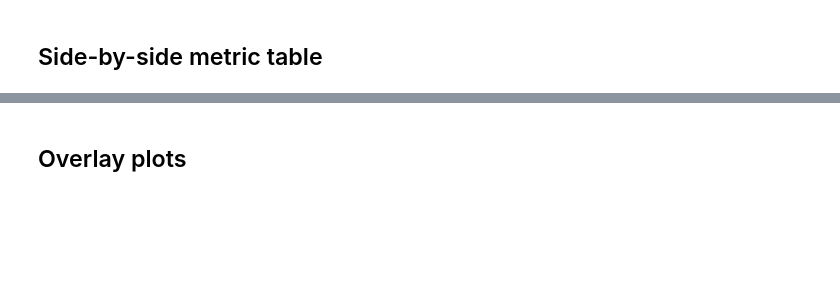
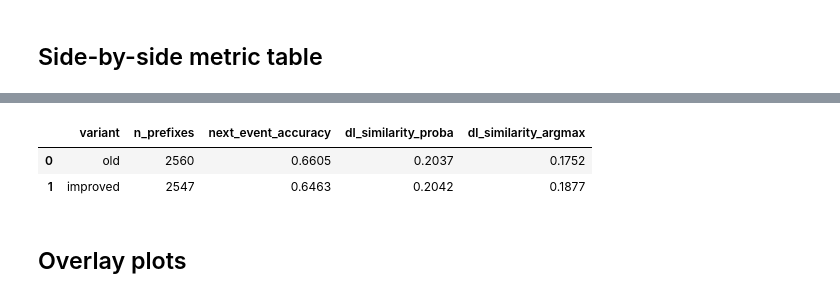
Before and after one commit to philippeichhorn20/XAI-Probabilistic_Suffix_Prediction_U-ED-LSTM_pub, a Jupyter notebook: src/interpretability/improved_pipeline/camargo/sepsis/old_vs_improved.ipynb, the cells around one changed output, grey strips where cells are left out. Cells and saved outputs as stored; diff of their text form; code cells hidden in the pictures; blank space fills up the shorter version.

```diff
--- a/src/interpretability/improved_pipeline/camargo/sepsis/old_vs_improved.ipynb
+++ b/src/interpretability/improved_pipeline/camargo/sepsis/old_vs_improved.ipynb
@@ -181,3 +235,65 @@ df
+# %%
+# === Paper-style summary: next-event accuracy + DL similarity ===
+# Reads saved chunks directly so this cell is independent of the metric set above.
+# Auto-uses ACTIVITY_KEY / SAMPLED_DIR_OLD / SAMPLED_DIR_IMPROVED from the
+# parameter cell, so the same cell works for every (pair, dataset) notebook.
+import pickle, glob
+from src.evaluation_metrics.metrics import NormalizedDamerauLevenshteinDistanceMean
+
+ATTR = ACTIVITY_KEY
+# NOTE: this class returns SIMILARITY (1 - normalized DL distance), not distance,
+# despite the variable being named "mean_distance" in metrics.py:564. Higher is better.
+dl_metric = NormalizedDamerauLevenshteinDistanceMean(ATTR)
+
+def _eval_dir(chunk_dir):
+    n_total, n_correct = 0, 0
+    sim_argmax_sum, sim_proba_sum = 0.0, 0.0
+    for f in sorted(glob.glob(f"{chunk_dir}/results_part_*.pkl")):
+        with open(f, "rb") as fh:
+            chunk = pickle.load(fh)
+        for _, (prefix, suffix, mean_pred, prob_preds) in chunk.items():
+            if not suffix or not mean_pred:
+                continue
+            n_total += 1
+            n_correct += int(mean_pred[0][ATTR] == suffix[0][ATTR])
+            r = dl_metric.evaluate(prefix, suffix, mean_pred, prob_preds)
+            sim_argmax_sum += r["mean"]
+            sim_proba_sum  += r["prob"]
+    if n_total == 0:
+        return None
+    return {
+        "n_prefixes":           n_total,
+        "next_event_accuracy":  n_correct / n_total,
+        "dl_similarity_proba":  sim_proba_sum  / n_total,
+        "dl_similarity_argmax": sim_argmax_sum / n_total,
+    }
+
+summary = {}
+if SAMPLED_DIR_OLD.is_dir():
+    s = _eval_dir(SAMPLED_DIR_OLD)
+    if s: summary["old"] = s
+if SAMPLED_DIR_IMPROVED.is_dir():
+    s = _eval_dir(SAMPLED_DIR_IMPROVED)
+    if s: summary["improved"] = s
+
+import pandas as pd
+rows = [
+    {
+        "variant": label,
+        "n_prefixes":           summary[label]["n_prefixes"],
+        "next_event_accuracy":  summary[label]["next_event_accuracy"],
+        "dl_similarity_proba":  summary[label]["dl_similarity_proba"],
+        "dl_similarity_argmax": summary[label]["dl_similarity_argmax"],
+    }
+    for label in ("old", "improved") if label in summary
+]
+paper_df = pd.DataFrame(rows)
+pd.set_option("display.float_format", lambda x: f"{x:.4f}")
+paper_df
+# %% [output]
+|  | variant | n_prefixes | next_event_accuracy | dl_similarity_proba | dl_similarity_argmax |
+| 0 | old | 2560 | 0.6605 | 0.2037 | 0.1752 |
+| 1 | improved | 2547 | 0.6463 | 0.2042 | 0.1877 |
 # %% [markdown]
 ## Overlay plots
 # %%
```
Also changed, not shown: parts of 7 cells of this notebook, 49 other files.
